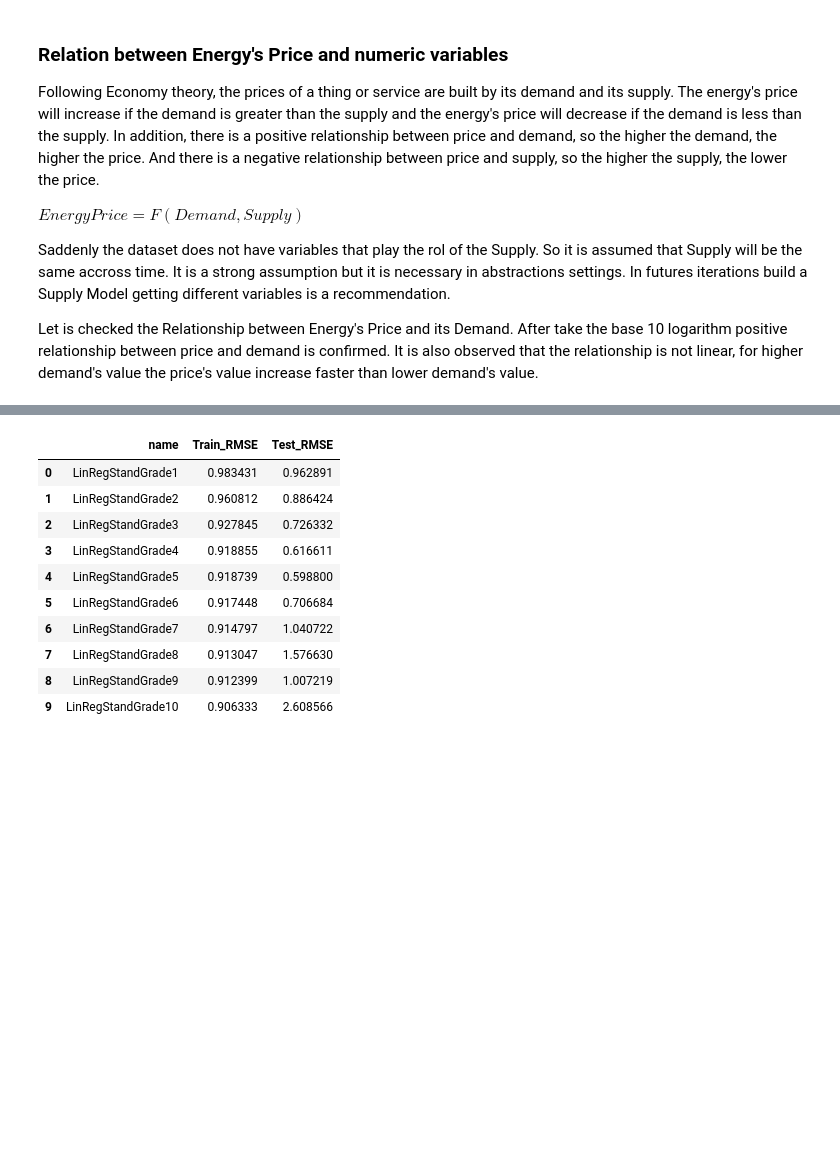
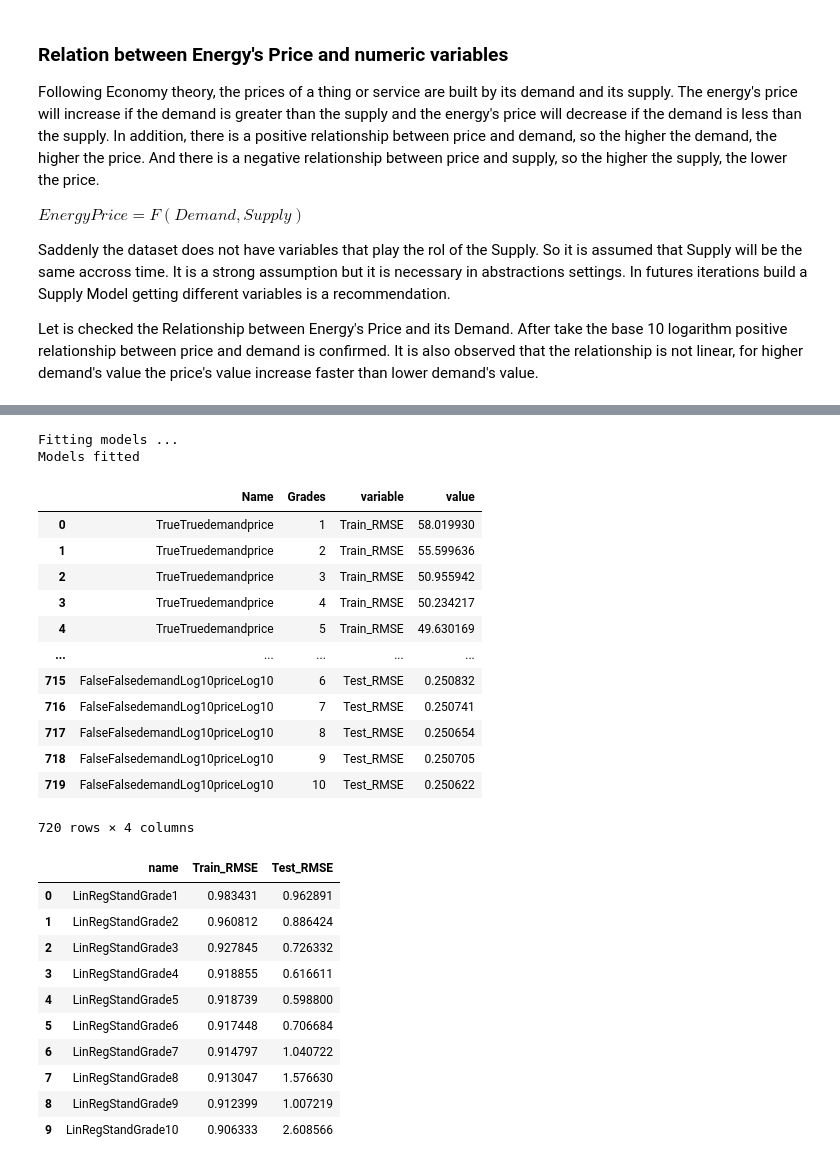
Before and after one commit to shlondon/ElectricityMarket-DataCamp, a Jupyter notebook: ElectricityMarket.ipynb, the cells around one changed output, grey strips where cells are left out. Saved outputs shown, nothing was run; the diff lists cells and outputs as text; code cells hidden in the pictures; blank space fills up the shorter version.

Commit message:
It is created the long format of outcome create_prices_models() function

```diff
--- a/ElectricityMarket.ipynb
+++ b/ElectricityMarket.ipynb
@@ -501,3 +356,27 @@ combinations
+# %%
+# Melting outcomes of the create_prices_models()
+models = create_models_stand_grades_demand(df, 10)
+
+# Name model variable
+models['Name'] = models.Biasses.astype(str) + models.Intercepts.astype(str) + models.Demand + models.Price
+models_long_format = pd.melt(models, id_vars = ['Name', 'Grades'], value_vars=['Train_RMSE','Test_RMSE'])
+models_long_format
+# %% [output]
+Fitting models ...
+Models fitted
+|  | Name | Grades | variable | value |
+| 0 | TrueTruedemandprice | 1 | Train_RMSE | 58.019930 |
+| 1 | TrueTruedemandprice | 2 | Train_RMSE | 55.599636 |
+| 2 | TrueTruedemandprice | 3 | Train_RMSE | 50.955942 |
+| 3 | TrueTruedemandprice | 4 | Train_RMSE | 50.234217 |
+| 4 | TrueTruedemandprice | 5 | Train_RMSE | 49.630169 |
+| ... | ... | ... | ... | ... |
+| 715 | FalseFalsedemandLog10priceLog10 | 6 | Test_RMSE | 0.250832 |
+| 716 | FalseFalsedemandLog10priceLog10 | 7 | Test_RMSE | 0.250741 |
+| 717 | FalseFalsedemandLog10priceLog10 | 8 | Test_RMSE | 0.250654 |
+| 718 | FalseFalsedemandLog10priceLog10 | 9 | Test_RMSE | 0.250705 |
+| 719 | FalseFalsedemandLog10priceLog10 | 10 | Test_RMSE | 0.250622 |
+720 rows × 4 columns
 # %%
 # Using function
 
```
Also changed, not shown: parts of 12 cells of this notebook.
